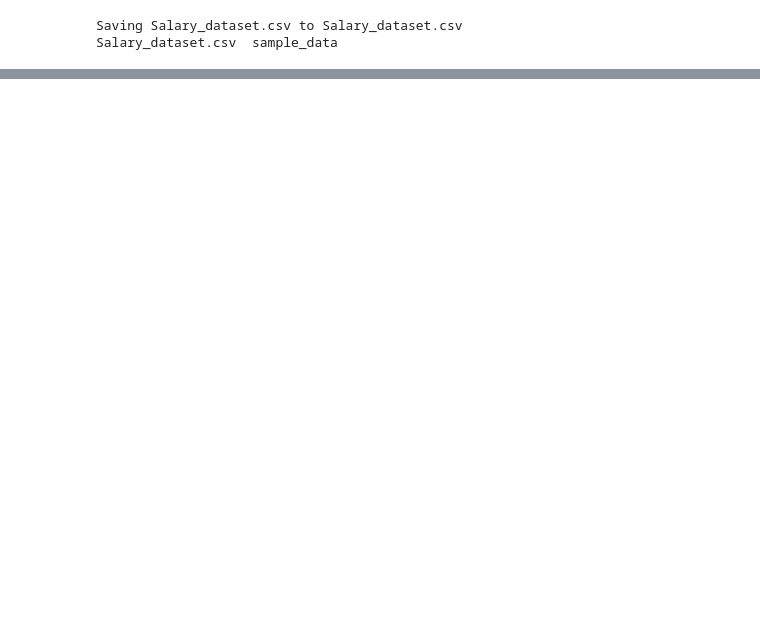
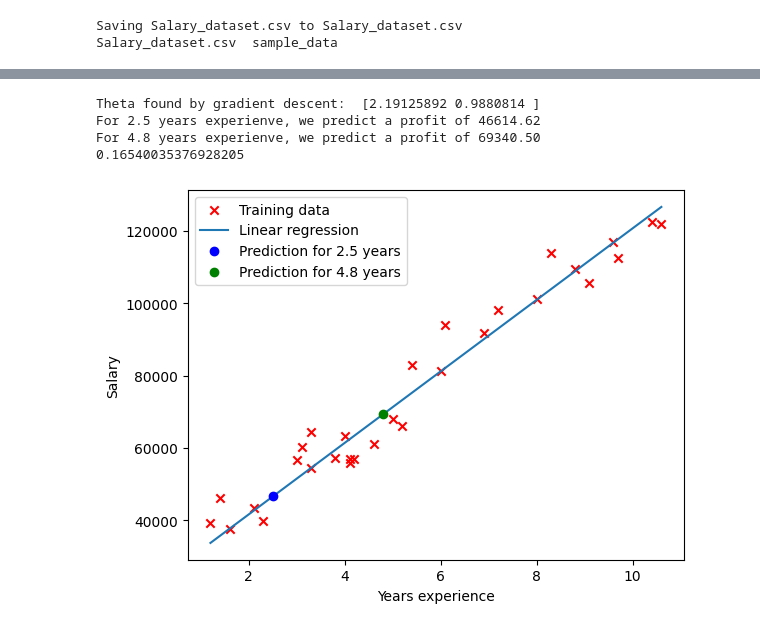
Before and after one commit to Rubiores/regression, a Jupyter notebook: Regression_one_variable.ipynb, the cells around one changed output, grey strips where cells are left out. Cells and saved outputs as stored; diff of their text form; code cells hidden in the pictures; blank space fills up the shorter version.

Commit message:
Actualizando Regression_one_variable.ipynb

```diff
--- a/Regression_one_variable.ipynb
+++ b/Regression_one_variable.ipynb
@@ -272,0 +286,31 @@ print(data)
+# %%
+iterations = 1000
+theta = np.zeros((2, 1))
+alpha = 0.01
+
+theta, J_history = gradientDescent(X, y_scaled, theta, alpha, iterations);
+print("Theta found by gradient descent: ", theta.ravel())
+
+# Predict values for population sizes of 35,000 and 70,000
+predict1 = np.array([1, 2.5]) @ (theta * k)
+print(f'For 2.5 years experienve, we predict a profit of {(predict1).item():.2f}')
+
+predict2 = np.array([1, 4.8]) @ (theta * k)
+print(f'For 4.8 years experienve, we predict a profit of {(predict2).item():.2f}')
+
+print(cost_function(theta, X, y_scaled))
+# Plot the linear fit
+plt.scatter(X[:, 1], y, color='red', marker='x', label='Training data')  # X[:,1] is the feature (since X[:,0] is the bias term)
+plt.plot(X[:, 1], X @ (theta * k), label='Linear regression')  # X @ theta gives the predicted values
+plt.xlabel('Years experience')
+plt.ylabel('Salary')
+plt.plot(2.5, predict1.item(), 'ob', label='Prediction for 2.5 years')
+plt.plot(4.8, predict2.item(), 'og', label='Prediction for 4.8 years')
+plt.legend()
+plt.show()
+# %% [output]
+Theta found by gradient descent:  [2.19125892 0.9880814 ]
+For 2.5 years experienve, we predict a profit of 46614.62
+For 4.8 years experienve, we predict a profit of 69340.50
+0.16540035376928205
+[figure, added]
```
Also changed, not shown: parts of 5 cells of this notebook.
